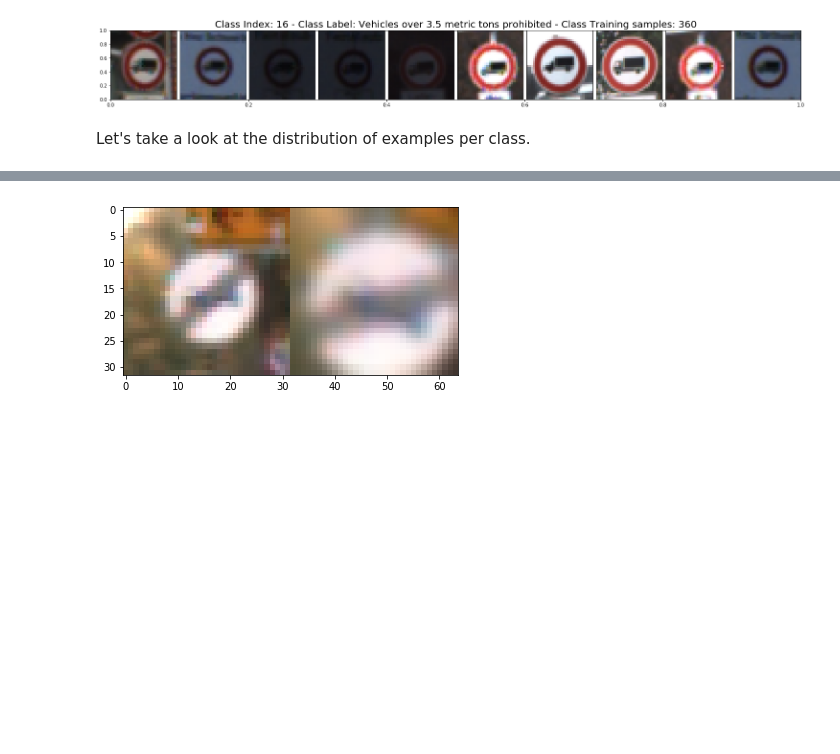
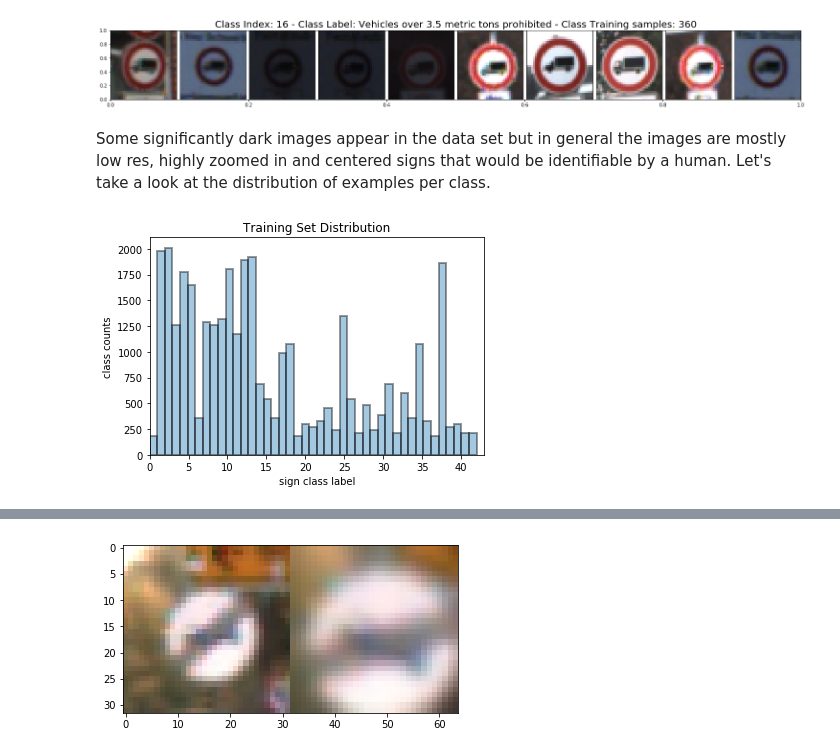
Before and after one commit to BVPhD/Udacity_SDC, a Jupyter notebook: COVNET_Road_Sign_Classifier/Traffic_Sign_Classifier.ipynb, the cells around one changed output, grey strips where cells are left out. Drawn from its saved outputs; the diff is of its cells as text; code cells hidden in the pictures; blank space fills up the shorter version.

```diff
--- a/COVNET_Road_Sign_Classifier/Traffic_Sign_Classifier.ipynb
+++ b/COVNET_Road_Sign_Classifier/Traffic_Sign_Classifier.ipynb
@@ -97,5 +99,14 @@ for cidx in rand_class_sample :
 [figure]
 [figure]
 [figure]
-# %% [markdown]
-Let's take a look at the distribution of examples per class.
+# %% [markdown]
+Some significantly dark images appear in the data set but in general the images are mostly low res, highly zoomed in and centered signs that would be identifiable by a human. Let's take a look at the distribution of examples per class.
+# %%
+sns.distplot(y_train, bins=43,kde=False, norm_hist=False, hist_kws=dict(edgecolor="k", linewidth=2))
+plt.xlabel("sign class label")
+plt.ylabel("class counts")
+plt.title("Training Set Distribution")
+plt.xlim(0,43)
+plt.show();
+# %% [output]
+[figure, added]
```
Also changed, not shown: parts of 113 cells of this notebook.
